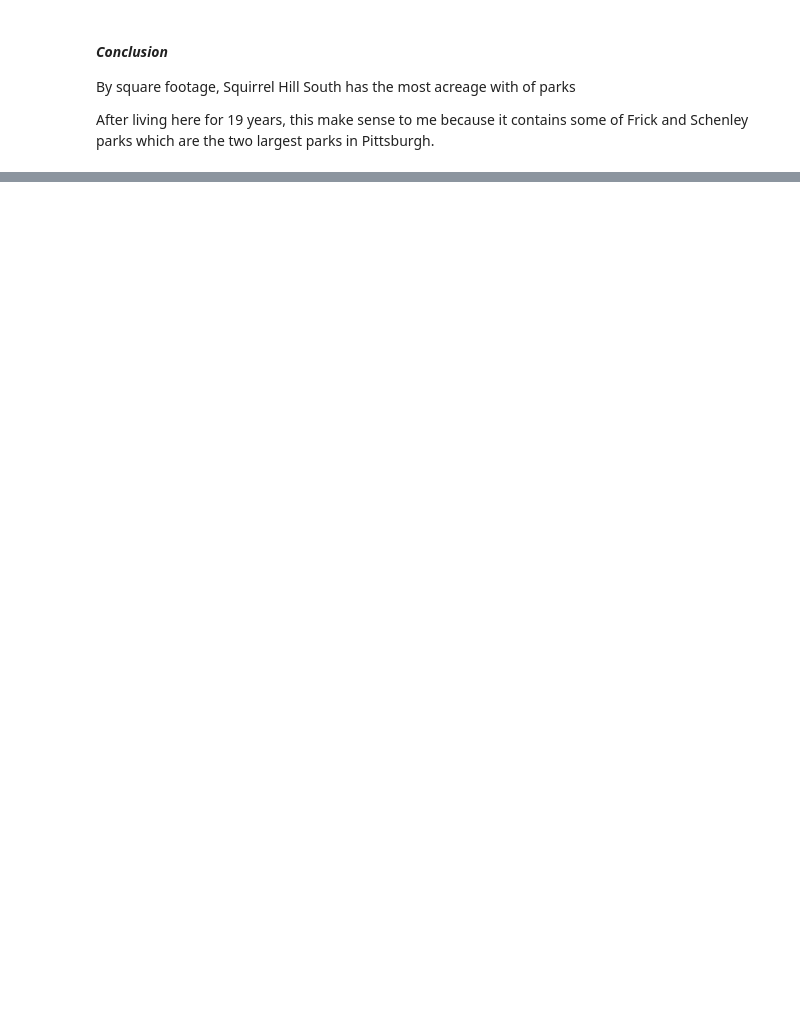
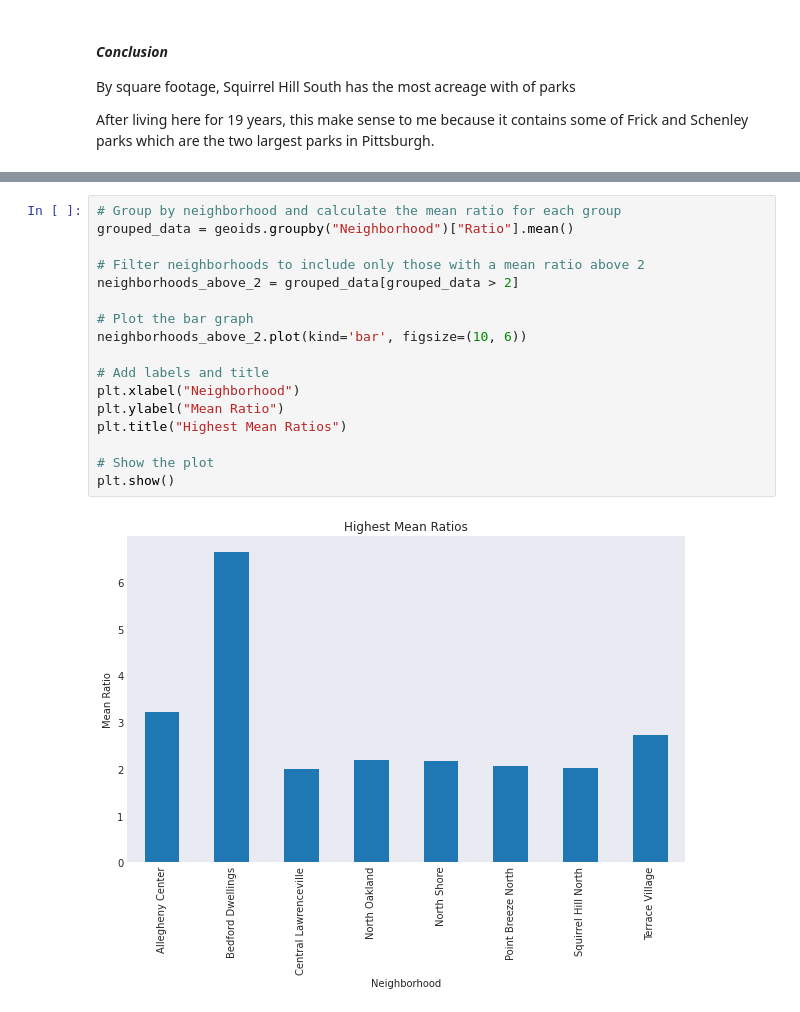
Before and after one commit to Misael-Ventura1/BigIdeasFinal, a Jupyter notebook: Group23_Final.ipynb, the cells around one changed output, grey strips where cells are left out. Drawn from its saved outputs; the diff is of its cells as text; blank space fills up the shorter version.

```diff
--- a/Group23_Final.ipynb
+++ b/Group23_Final.ipynb
@@ -253,0 +315,19 @@ After living here for 19 years, this make sense to me because it contains some o
+# %%
+# Group by neighborhood and calculate the mean ratio for each group
+grouped_data = geoids.groupby("Neighborhood")["Ratio"].mean()
+
+# Filter neighborhoods to include only those with a mean ratio above 2
+neighborhoods_above_2 = grouped_data[grouped_data > 2]
+
+# Plot the bar graph
+neighborhoods_above_2.plot(kind='bar', figsize=(10, 6))
+
+# Add labels and title
+plt.xlabel("Neighborhood")
+plt.ylabel("Mean Ratio")
+plt.title("Highest Mean Ratios")
+
+# Show the plot
+plt.show()
+# %% [output]
+[figure, added]
```
Also changed, not shown: parts of 20 cells of this notebook.
